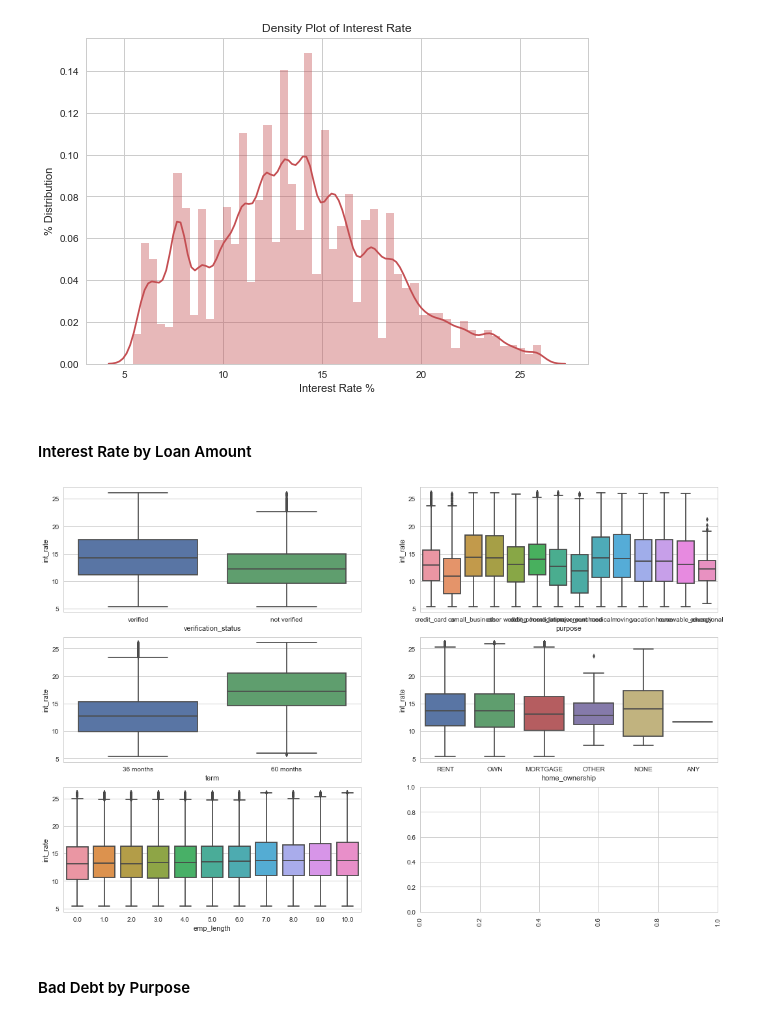
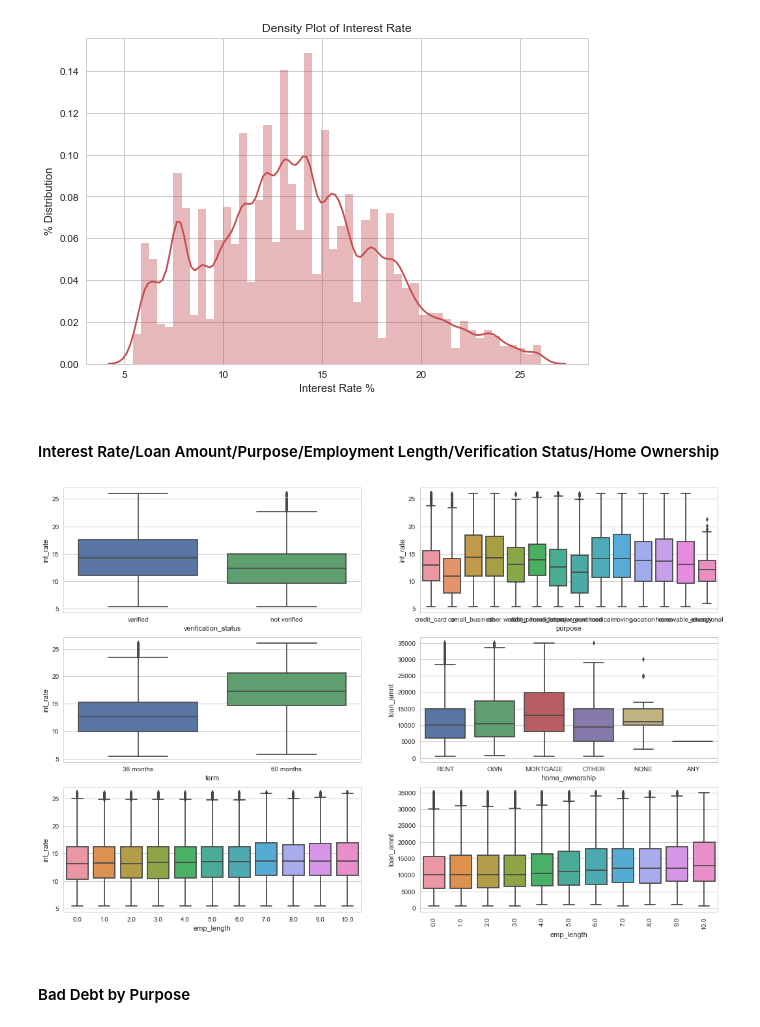
Before and after one commit to RowlandOti/DataAnalysis-Loans, a Jupyter notebook: Loan_Analysis.ipynb, the cells around one changed output. Cells and saved outputs as stored; diff of their text form; code cells hidden in the pictures.

Commit message:
feat: aupdate contenst of loan analysis

```diff
--- a/Loan_Analysis.ipynb
+++ b/Loan_Analysis.ipynb
@@ -34,3 +65,5 @@ st_only.head()
+# %%
+st_loans = st_loans.dropna()
 # %% [markdown]
 #### Annual income
 # %%
@@ -93,24 +126,31 @@ plt.legend();
 # %% [output]
 [figure]
 # %% [markdown]
-#### Interest Rate by Loan Amount
+#### Interest Rate/Loan Amount/Purpose/Employment Length/Verification Status/Home Ownership
 # %%
 fig, axes = plt.subplots(3, 2, figsize=(18,12))
 
 sns.boxplot(x='verification_status', y='int_rate', data=st_loans, ax=axes[0, 0])
 plt.xticks(rotation=90)
+
 sns.boxplot(x='purpose', y='int_rate', data=st_loans, ax=axes[0,1])
 plt.xticks(rotation=90)
+
 sns.boxplot(x='term', y='int_rate', data=st_loans, ax=axes[1,0])
 plt.xticks(rotation=90)
-sns.boxplot(x='home_ownership', y='int_rate', data=st_loans, ax=axes[1,1])
+
+sns.boxplot(x='home_ownership', y='loan_amnt', data=st_loans, ax=axes[1,1])
 plt.xticks(rotation=90)
+
 sns.boxplot(x='emp_length', y='int_rate', data=st_loans, ax=axes[2,0])
 plt.xticks(rotation=90)
 
+sns.boxplot(x='emp_length', y='loan_amnt', data=st_loans, ax=axes[2,1])
+plt.xticks(rotation=90)
+
 plt.show()
 # %% [output]
-[figure, old version]
+[figure, new version]
 # %% [markdown]
 #### Bad Debt by Purpose
 # %%
```
Also changed, not shown: parts of 18 cells of this notebook.
